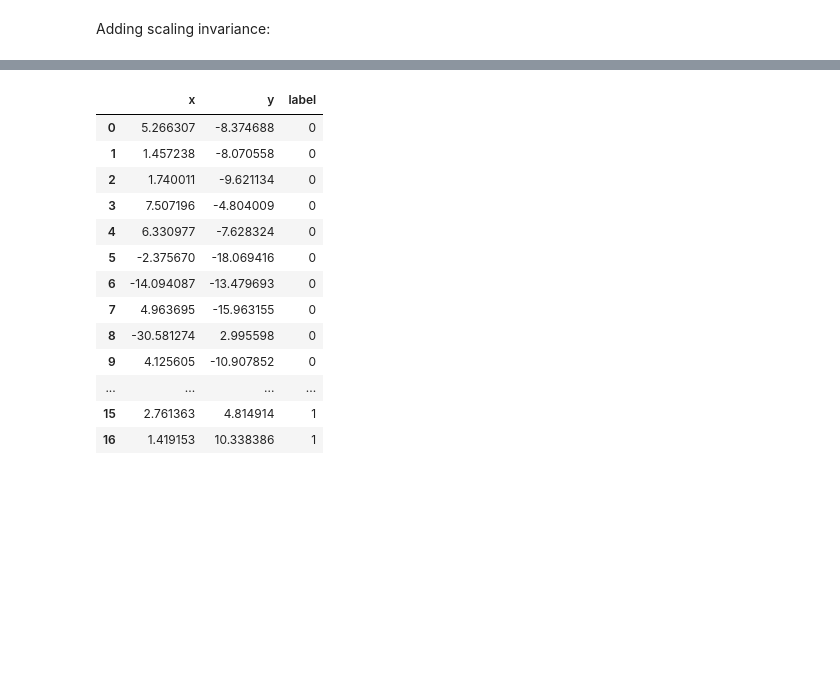
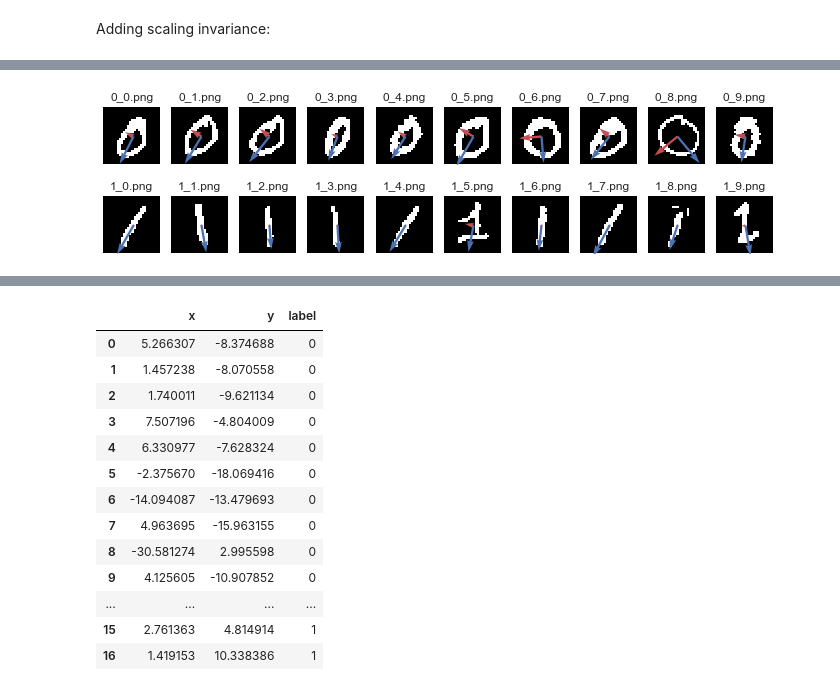
Before and after one commit to oganesManasian/Image-analysis-and-pattern-recognition, a Jupyter notebook: labs/lab_02_object_description.ipynb, the cells around one changed output, grey strips where cells are left out. Drawn from its saved outputs; the diff is of its cells as text; code cells hidden in the pictures; blank space fills up the shorter version.

```diff
--- a/labs/lab_02_object_description.ipynb
+++ b/labs/lab_02_object_description.ipynb
@@ -251,0 +306,25 @@ import seaborn as sns; sns.set()
+# %%
+# Plot images
+
+origin = [14, 14]
+scale = 70
+width = 0.04
+
+fig, axes = plt.subplots(2, len(zeros_im), figsize=(12, 3))
+for ax, im, nm, zero_eig in zip(axes[0], zero_regions, zeros_names, zero_eigs):
+    ax.imshow(im, cmap='gray')
+    ax.axis('off')
+    ax.set_title(nm)
+    ax.plot(14, 14, 'r')
+    zero_vecs = np.multiply(zero_eig[1], zero_eig[0][:, np.newaxis])
+    ax.quiver(*origin, *zero_vecs[0], color='r', scale=scale, width=width)
+    ax.quiver(*origin, *zero_vecs[1], color='b', scale=scale, width=width)
+for ax, im, nm, one_eig in zip(axes[1], one_regions, ones_names, one_eigs):
+    ax.imshow(im, cmap='gray')
+    ax.axis('off')
+    ax.set_title(nm)
+    one_vecs = np.multiply(one_eig[1], one_eig[0][:, np.newaxis])
+    ax.quiver(*origin, *one_vecs[0], color='r', scale=scale, width=width)
+    ax.quiver(*origin, *one_vecs[1], color='b', scale=scale, width=width)
+# %% [output]
+[figure, added]
```
Also changed, not shown: parts of 28 cells of this notebook.
